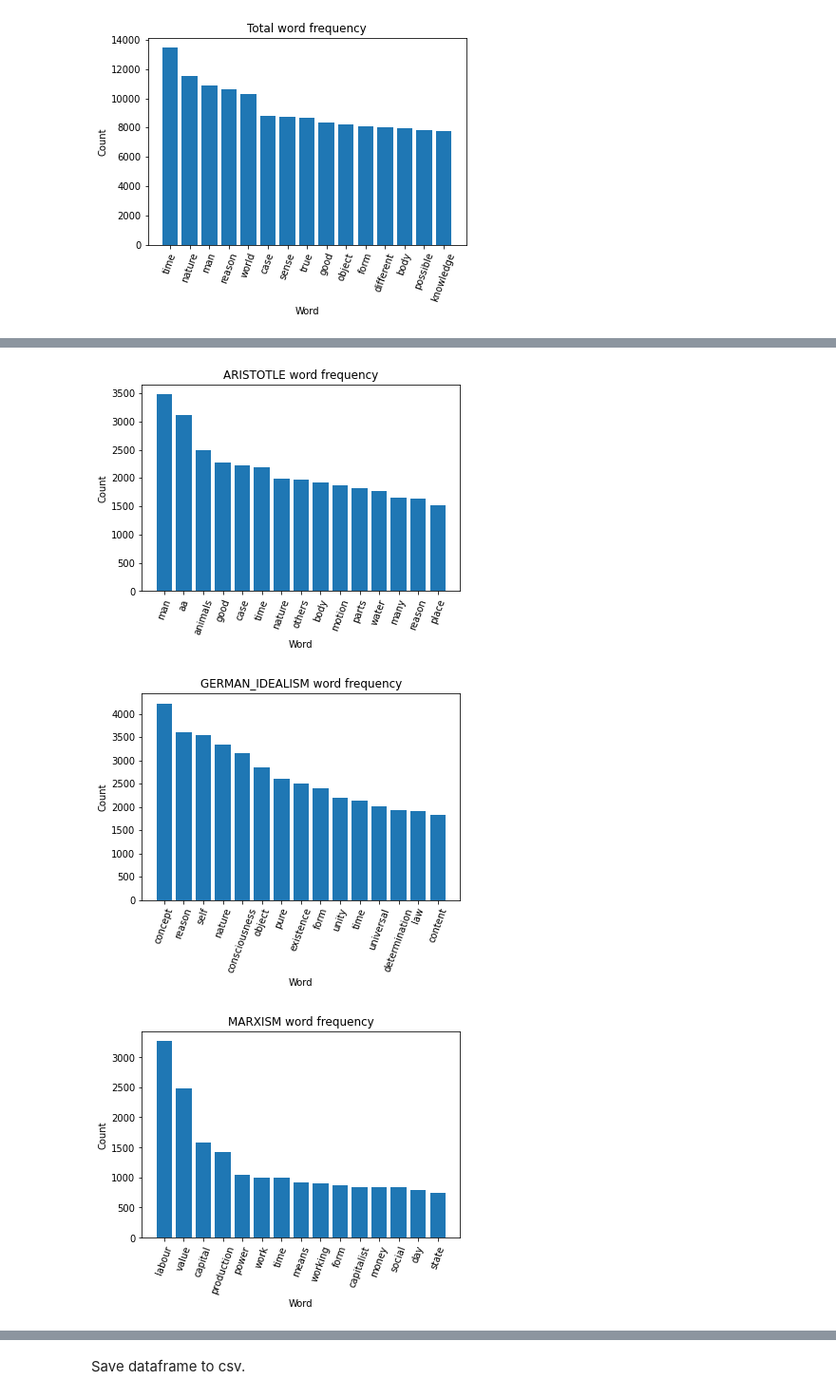
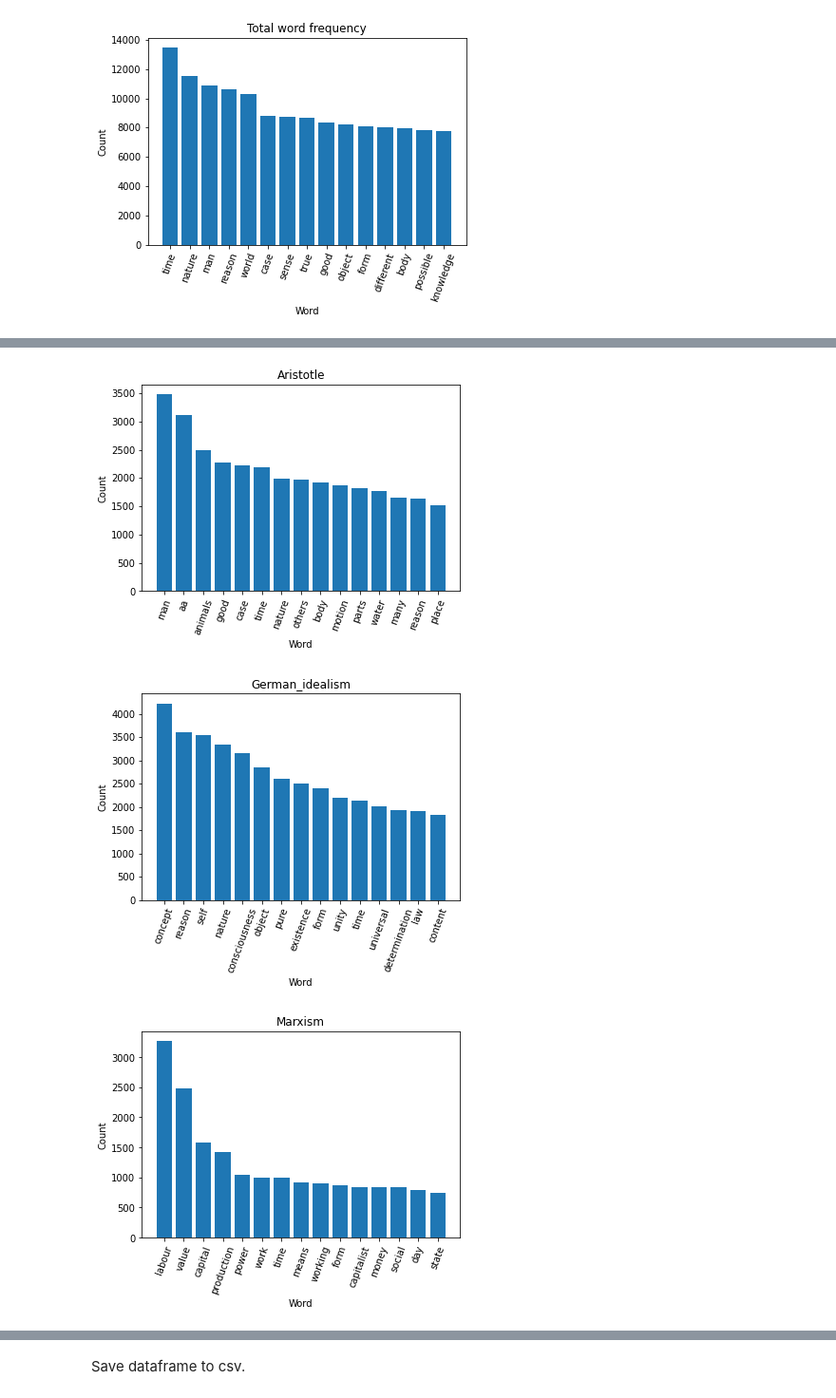
Before and after one commit to zabesy/SOTClustering, a Jupyter notebook: preprocessing.ipynb, the cells around one changed output, grey strips where cells are left out. Shown at 95% size. Cells and saved outputs as stored; diff of their text form; code cells hidden in the pictures.

```diff
--- a/preprocessing.ipynb
+++ b/preprocessing.ipynb
@@ -377,6 +377,6 @@ for school, list_tuples in sorted_school_word_count.items():
     plt.xticks(rotation=70)
     plt.xlabel("Word")
     plt.ylabel("Count")
-    plt.title(f"{school.upper()} word frequency")
+    plt.title(f"{school.capitalize()}")
     plt.show()
 # %% [output]
@@ -390,6 +390,6 @@ for school, list_tuples in sorted_school_word_count.items():
-[figure, old version]
+[figure, new version]
-[figure, old version]
+[figure, new version]
-[figure, old version]
+[figure, new version]
 # %%
 start = time.time()
 for school in dataframe_sot["school"].unique():
```
Also changed, not shown: parts of 2 cells of this notebook.
